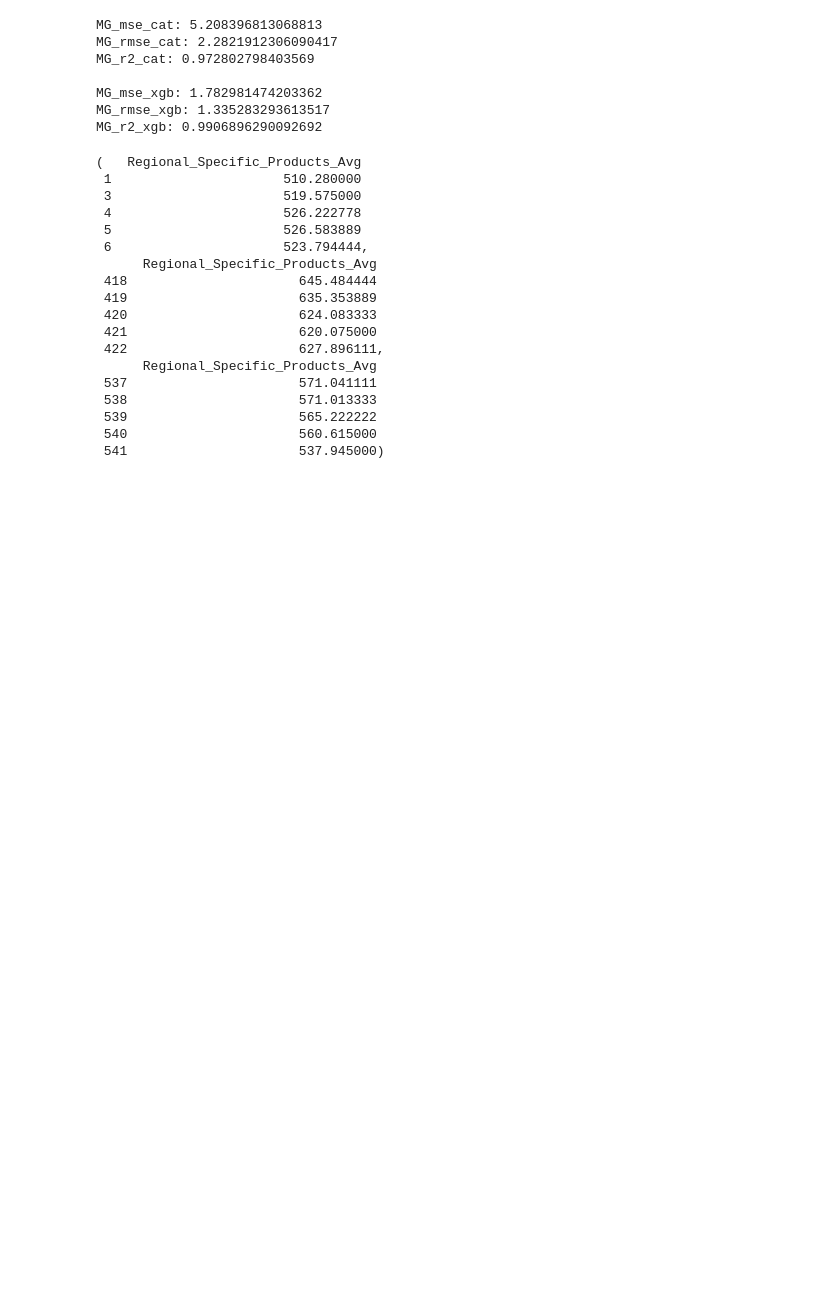
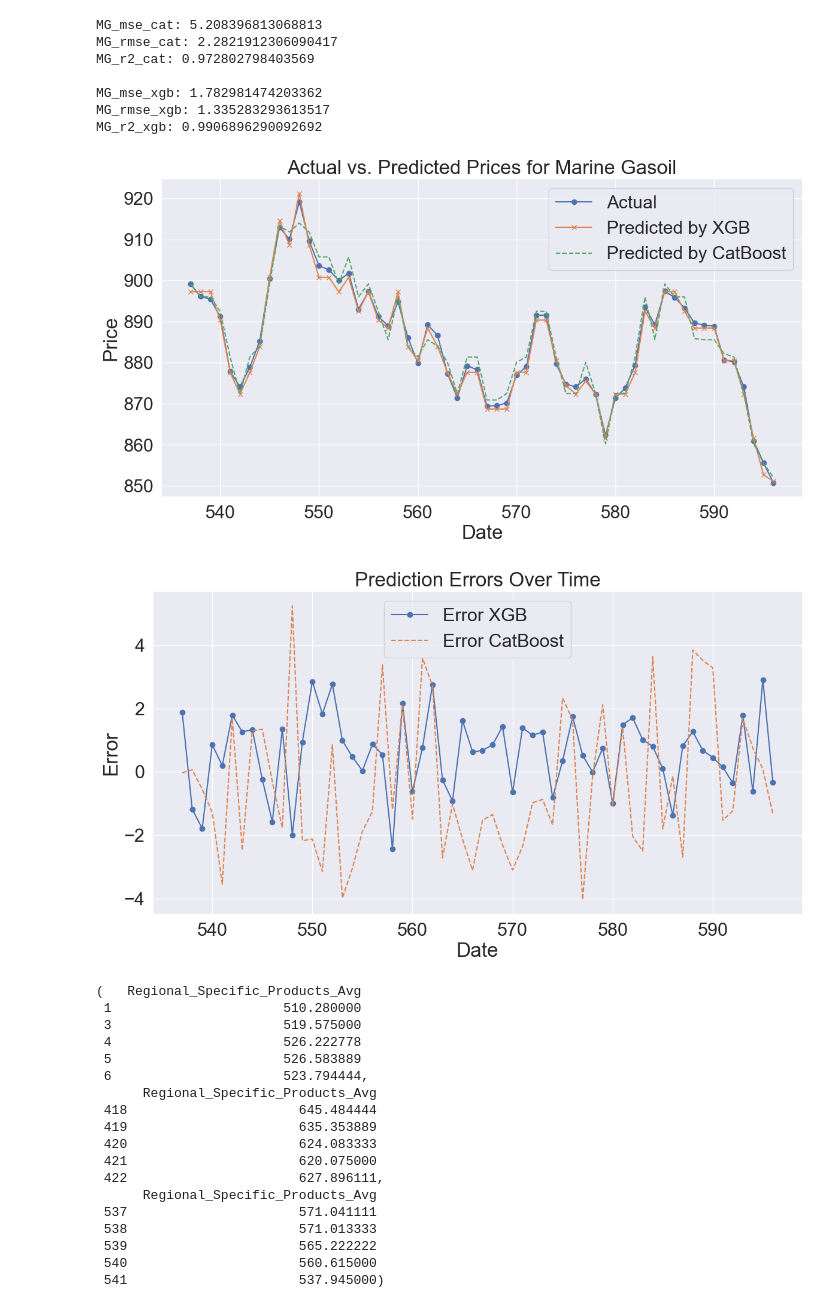
Before and after one commit to Gyu-Ri-Park/aiffel_quest, a Jupyter notebook: AiffelThon/240425_timeseries_baseline.ipynb, the cells around one changed output. Saved outputs shown, nothing was run; the diff lists cells and outputs as text; code cells hidden in the pictures; blank space fills up the shorter version.

```diff
--- a/AiffelThon/240425_timeseries_baseline.ipynb
+++ b/AiffelThon/240425_timeseries_baseline.ipynb
@@ -412,20 +454,20 @@ train_marine[['Marine_Gasoil_Avg']].head(), val_marine[['Marine_Gasoil_Avg']].he
  541          877.83750)
 # %%
 # CatBoost 모델 초기화 및 훈련
-cat_model = CatBoostRegressor(iterations=500, learning_rate=0.05, depth=4, silent=True)
-cat_model.fit(train_marine.drop(columns=marine_gasoil_columns), train_marine['Marine_Gasoil_Avg'])
+marine_cat_model = CatBoostRegressor(iterations=500, learning_rate=0.05, depth=4, silent=True)
+marine_cat_model.fit(train_marine.drop(columns=marine_gasoil_columns), train_marine['Marine_Gasoil_Avg'])
 
 # XGBoost 모델 초기화 및 훈련
-xgb_model = XGBRegressor(n_estimators=500, learning_rate=0.05, max_depth=4)
-xgb_model.fit(train_marine.drop(columns=marine_gasoil_columns), train_marine['Marine_Gasoil_Avg'])
+marine_xgb_model = XGBRegressor(n_estimators=500, learning_rate=0.05, max_depth=4)
+marine_xgb_model.fit(train_marine.drop(columns=marine_gasoil_columns), train_marine['Marine_Gasoil_Avg'])
 
 # 검증 데이터를 사용하여 모델 평가
-val_predictions_cat = cat_model.predict(val_marine.drop(columns=marine_gasoil_columns))
+val_predictions_cat = marine_cat_model.predict(val_marine.drop(columns=marine_gasoil_columns))
 mse_cat = mean_squared_error(val_marine['Marine_Gasoil_Avg'], val_predictions_cat)
 rmse_cat = np.sqrt(mse_cat)
 r2_cat = r2_score(val_marine['Marine_Gasoil_Avg'], val_predictions_cat)
 
-val_predictions_xgb = xgb_model.predict(val_marine.drop(columns=marine_gasoil_columns))
+val_predictions_xgb = marine_xgb_model.predict(val_marine.drop(columns=marine_gasoil_columns))
 mse_xgb = mean_squared_error(val_marine['Marine_Gasoil_Avg'], val_predictions_xgb)
 rmse_xgb = np.sqrt(mse_xgb)
 r2_xgb = r2_score(val_marine['Marine_Gasoil_Avg'], val_predictions_xgb)
@@ -447,12 +489,12 @@ MG_rmse_xgb: 2.2465013041601716
 MG_r2_xgb: 0.9989955234720447
 # %%
 # 테스트 데이터를 사용하여 모델 평가
-test_predictions_cat = cat_model.predict(test_marine.drop(columns=marine_gasoil_columns))
+test_predictions_cat = marine_cat_model.predict(test_marine.drop(columns=marine_gasoil_columns))
 mse_cat = mean_squared_error(test_marine['Marine_Gasoil_Avg'], test_predictions_cat)
 rmse_cat = np.sqrt(mse_cat)
 r2_cat = r2_score(test_marine['Marine_Gasoil_Avg'], test_predictions_cat)
 
-test_predictions_xgb = xgb_model.predict(test_marine.drop(columns=marine_gasoil_columns))
+test_predictions_xgb = marine_xgb_model.predict(test_marine.drop(columns=marine_gasoil_columns))
 mse_xgb = mean_squared_error(test_marine['Marine_Gasoil_Avg'], test_predictions_xgb)
 rmse_xgb = np.sqrt(mse_xgb)
 r2_xgb = r2_score(test_marine['Marine_Gasoil_Avg'], test_predictions_xgb)
@@ -472,6 +514,37 @@ MG_r2_cat: 0.972802798403569
 MG_mse_xgb: 1.782981474203362
 MG_rmse_xgb: 1.335283293613517
 MG_r2_xgb: 0.9906896290092692
+# %%
+import matplotlib.pyplot as plt
+
+# 실제 값과 예측 값을 시계열 그래프로 비교
+plt.figure(figsize=(14, 7))
+plt.plot(test_marine.index, test_marine['Marine_Gasoil_Avg'], label='Actual', marker='o')
+plt.plot(test_marine.index, test_predictions_xgb, label='Predicted by XGB', marker='x')
+plt.plot(test_marine.index, test_predictions_cat, label='Predicted by CatBoost', linestyle='--')
+plt.title('Actual vs. Predicted Prices for Marine Gasoil')
+plt.xlabel('Date')
+plt.ylabel('Price')
+plt.legend()
+plt.grid(True)
+plt.show()
+
+# 오차 시계열
+errors_xgb = test_marine['Marine_Gasoil_Avg'] - test_predictions_xgb
+errors_cat = test_marine['Marine_Gasoil_Avg'] - test_predictions_cat
+
+plt.figure(figsize=(14, 7))
+plt.plot(test_marine.index, errors_xgb, label='Error XGB', marker='o')
+plt.plot(test_marine.index, errors_cat, label='Error CatBoost', linestyle='--')
+plt.title('Prediction Errors Over Time')
+plt.xlabel('Date')
+plt.ylabel('Error')
+plt.legend()
+plt.grid(True)
+plt.show()
+# %% [output]
+[figure, added]
+[figure, added]
 # %%
 # 3. Regional Specific Products에 대해 유가 예측
 #    2022년 1월 4일부터 2024년 4월 22일까지의 데이터가 주말을 제외하고 포함되어 있으므로 약 28개월 분의 데이터가 들어있다.
```
Also changed, not shown: parts of 15 cells of this notebook.
